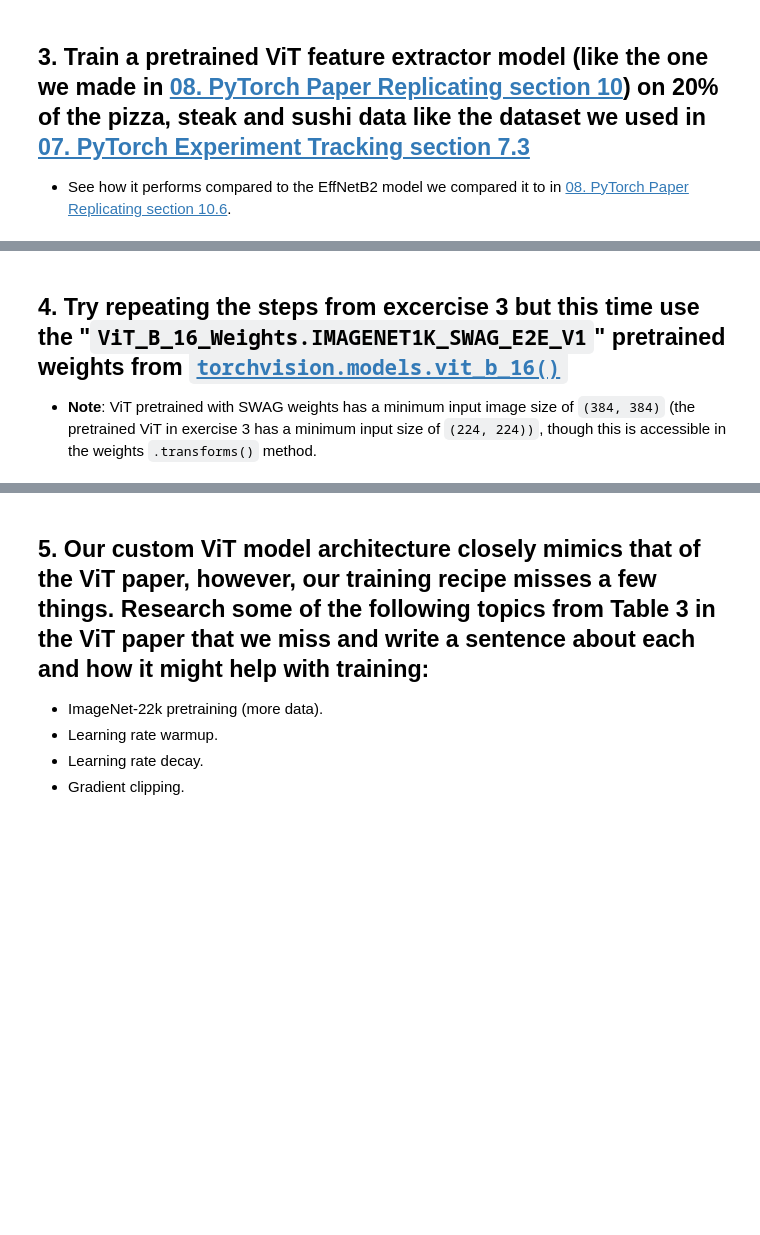
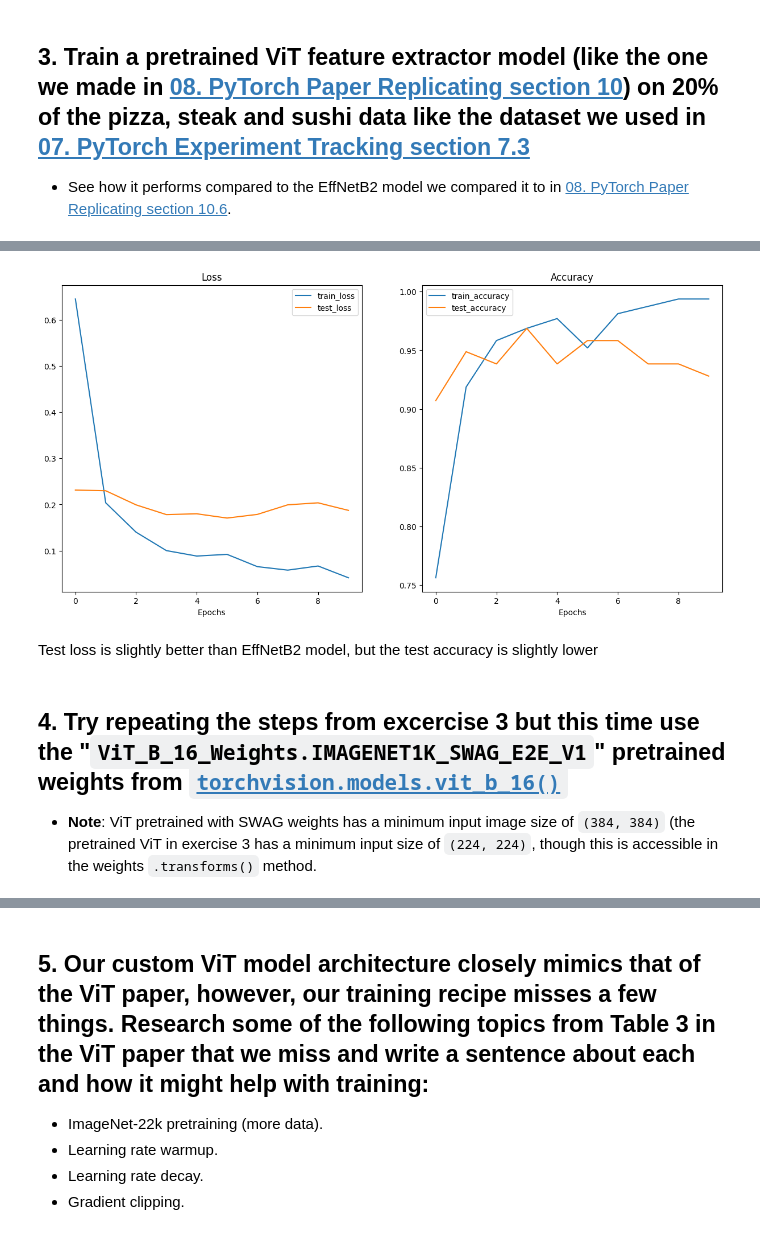
Before and after one commit to yhs2773/PyTorch-for-Deep-Learning-Machine-Learning-Full-Course, a Jupyter notebook: notebooks/08_pytorch_paper_replicating_exercise.ipynb, the cells around one changed output, grey strips where cells are left out. Drawn from its saved outputs; the diff is of its cells as text; code cells hidden in the pictures; blank space fills up the shorter version.

Commit message:
full update
finished all the exercises and uploaded

```diff
--- a/notebooks/08_pytorch_paper_replicating_exercise.ipynb
+++ b/notebooks/08_pytorch_paper_replicating_exercise.ipynb
@@ -301,0 +364,4 @@ Estimated Total Size (MB): 7.27
+# %%
+# get the 20% data
+data_20_percent_path = download_data(source="https://github.com/mrdbourke/pytorch-deep-learning/raw/main/data/pizza_steak_sushi_20_percent.zip",
+                                     destination="pizza_steak_sushi_20_percent")
@@ -301,0 +372,27 @@ Estimated Total Size (MB): 7.27
+# %%
+# set directories
+train_dir = data_20_percent_path / "train"
+# test_dir = data_20_percent_path / "test"  # don't need 20% test data as the model in chapter 7 tests on 10% test data not 20% test data
+
+# get pretrained model's transform
+transforms = weights.transforms()
+
+# turn data into dataloader
+train_dataloader_20, test_dataloader, class_names = data_setup.create_dataloaders(train_dir=train_dir,
+                                                                                  test_dir=test_dir,
+                                                                                  transform=transforms,
+                                                                                  batch_size=32)
+# %%
+# loss function and optimizer
+loss_fn = nn.CrossEntropyLoss()
+optimizer = torch.optim.Adam(params=model.parameters(),
+                             lr=1e-3)
+# train a model
+set_seeds()
+results = engine.train(model=model,
+                       train_dataloader=train_dataloader_20,
+                       test_dataloader=test_dataloader,
+                       loss_fn=loss_fn,
+                       optimizer=optimizer,
+                       epochs=10,
+                       device=device)
@@ -302,4 +410,11 @@ Estimated Total Size (MB): 7.27
+# %%
+# examine results
+plot_loss_curves(results)
+# %% [output]
+[figure, added]
+# %% [markdown]
+Test loss is slightly better than EffNetB2 model, but the test accuracy is slightly lower
 # %% [markdown]
 ## 4. Try repeating the steps from excercise 3 but this time use the "`ViT_B_16_Weights.IMAGENET1K_SWAG_E2E_V1`" pretrained weights from [`torchvision.models.vit_b_16()`](https://pytorch.org/vision/stable/models/generated/torchvision.models.vit_b_16.html#torchvision.models.vit_b_16)
 
-- **Note**: ViT pretrained with SWAG weights has a minimum input image size of `(384, 384)` (the pretrained ViT in exercise 3 has a minimum input size of `(224, 224))`, though this is accessible in the weights `.transforms()` method.
+- **Note**: ViT pretrained with SWAG weights has a minimum input image size of `(384, 384)` (the pretrained ViT in exercise 3 has a minimum input size of `(224, 224)`, though this is accessible in the weights `.transforms()` method.
```
Also changed, not shown: parts of 32 cells of this notebook.
